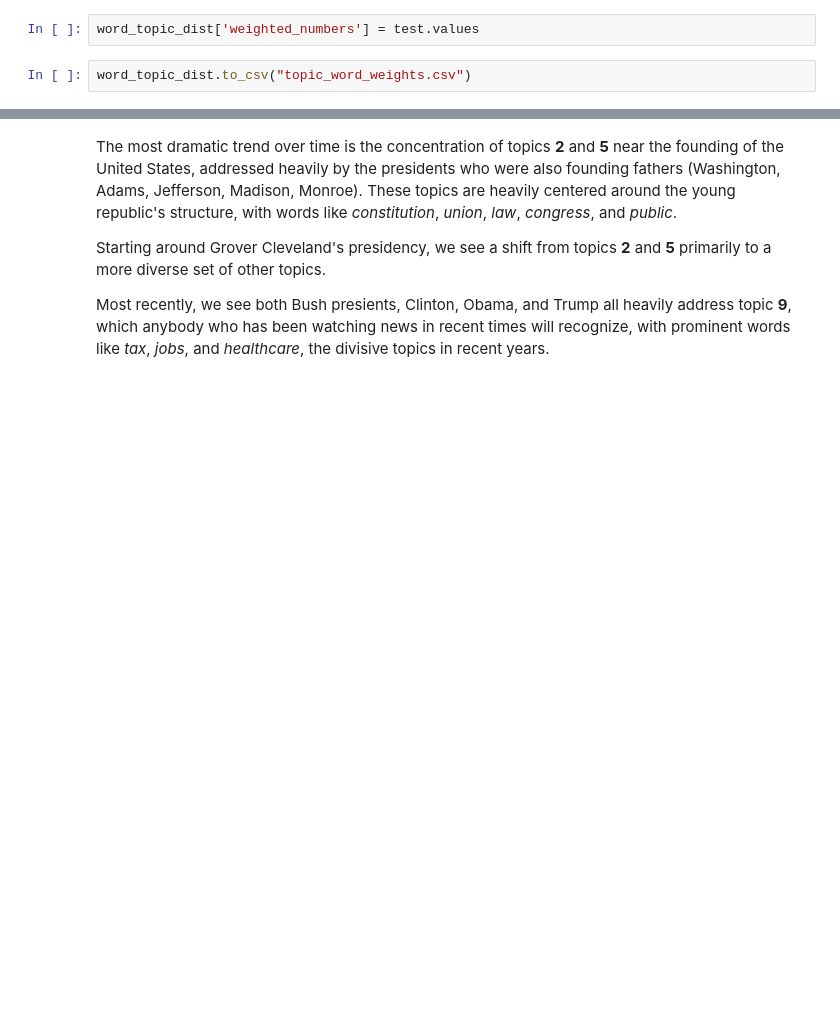
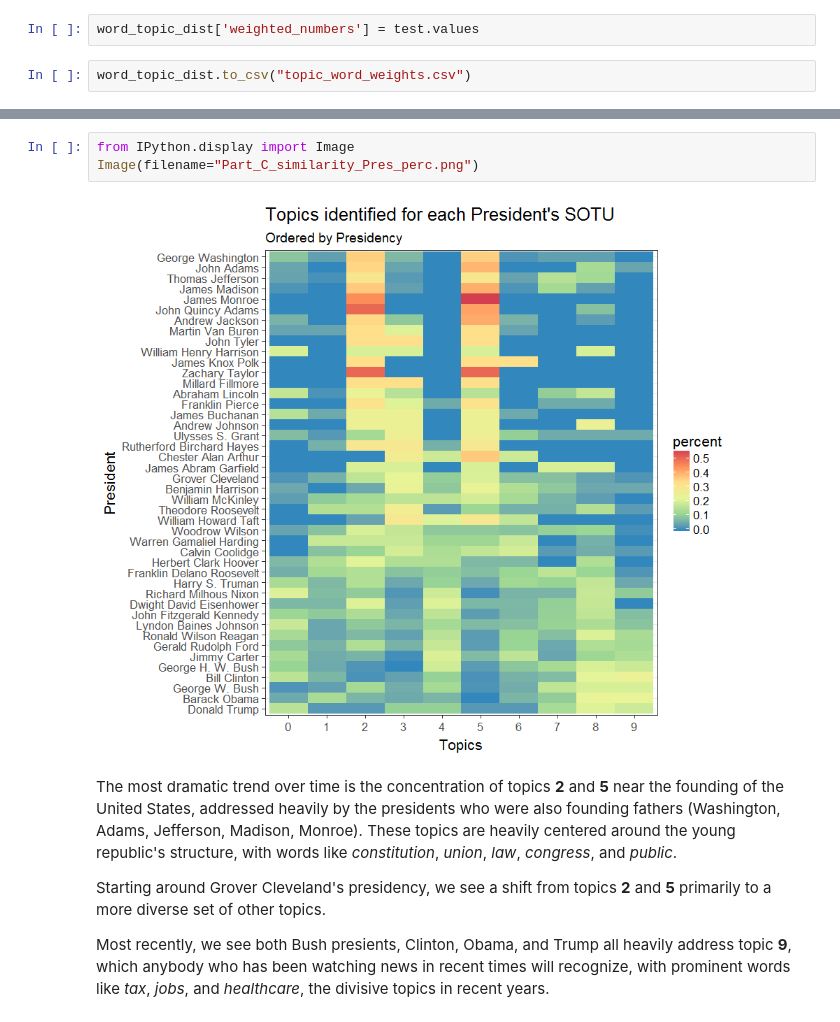
Before and after one commit to p-mckenzie/social-media-analytics, a Jupyter notebook: Assignment_2/HW_2.ipynb, the cells around one changed output, grey strips where cells are left out. Cells and saved outputs as stored; diff of their text form; blank space fills up the shorter version.

```diff
--- a/Assignment_2/HW_2.ipynb
+++ b/Assignment_2/HW_2.ipynb
@@ -179,3 +183,8 @@ word_topic_dist.to_csv("topic_word_weights.csv")
+# %%
+from IPython.display import Image
+Image(filename="Part_C_similarity_Pres_perc.png")
+# %% [output]
+[figure, added]
 # %% [markdown]
 The most dramatic trend over time is the concentration of topics **2** and **5** near the founding of the United States, addressed heavily by the presidents who were also founding fathers (Washington, Adams, Jefferson, Madison, Monroe). These topics are heavily centered around the young republic's structure, with words like *constitution*, *union*, *law*, *congress*, and *public*.
 
```
Also changed, not shown: parts of 11 cells of this notebook.
